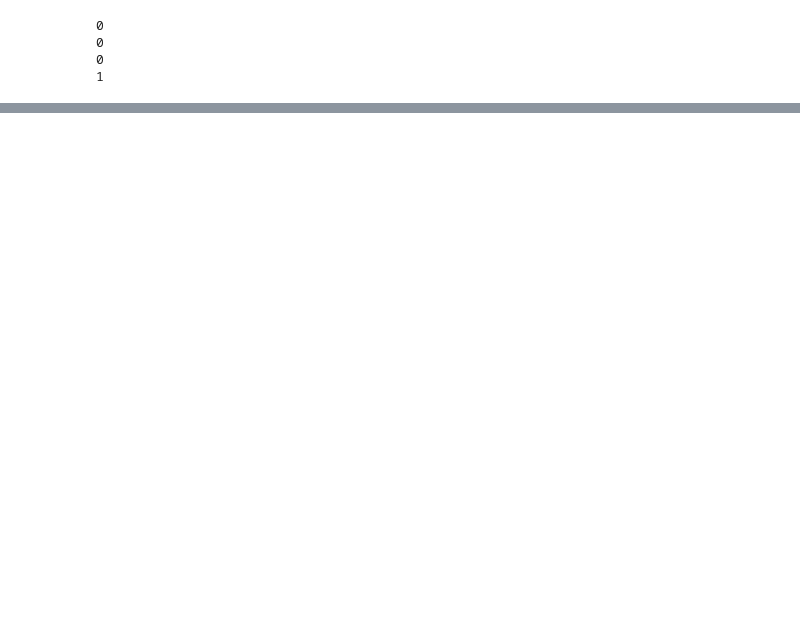
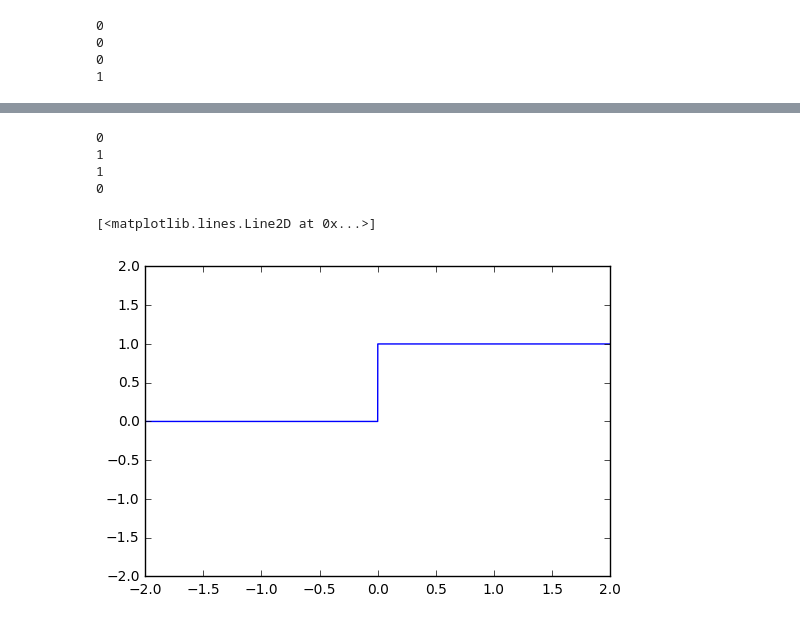
Before and after one commit to YEONJUNGCHOI/yeonjungchoi, a Jupyter notebook: Untitled.ipynb, the cells around one changed output, grey strips where cells are left out. Drawn from its saved outputs; the diff is of its cells as text; code cells hidden in the pictures; blank space fills up the shorter version.

```diff
--- a/Untitled.ipynb
+++ b/Untitled.ipynb
@@ -46,0 +63,23 @@ NameError: global name 'np' is not defined
+# %%
+print XOR(0,0)
+print XOR(1,0)
+print XOR(0,1)
+print XOR(1,1)
+# %% [output]
+0
+1
+1
+0
+# %%
+def step(x):
+    y=x>0
+    y=y.astype(np.int)
+    return y
+# %%
+x=np.arange(-2.0 , 2.0 ,0.001)
+y=step(x)
+plt.ylim(-2,2)
+plt.plot(x,y)
+# %% [output]
+[<matplotlib.lines.Line2D at 0x...>]
+[figure, added]
```
Also changed, not shown: parts of 15 cells of this notebook, 1 other file.
